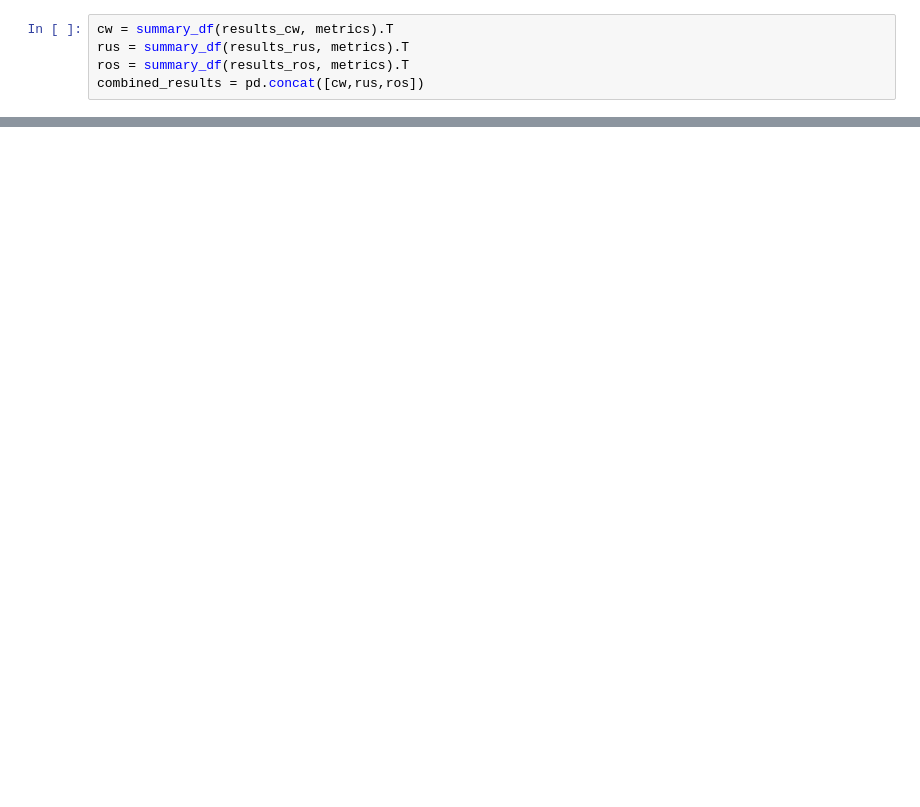
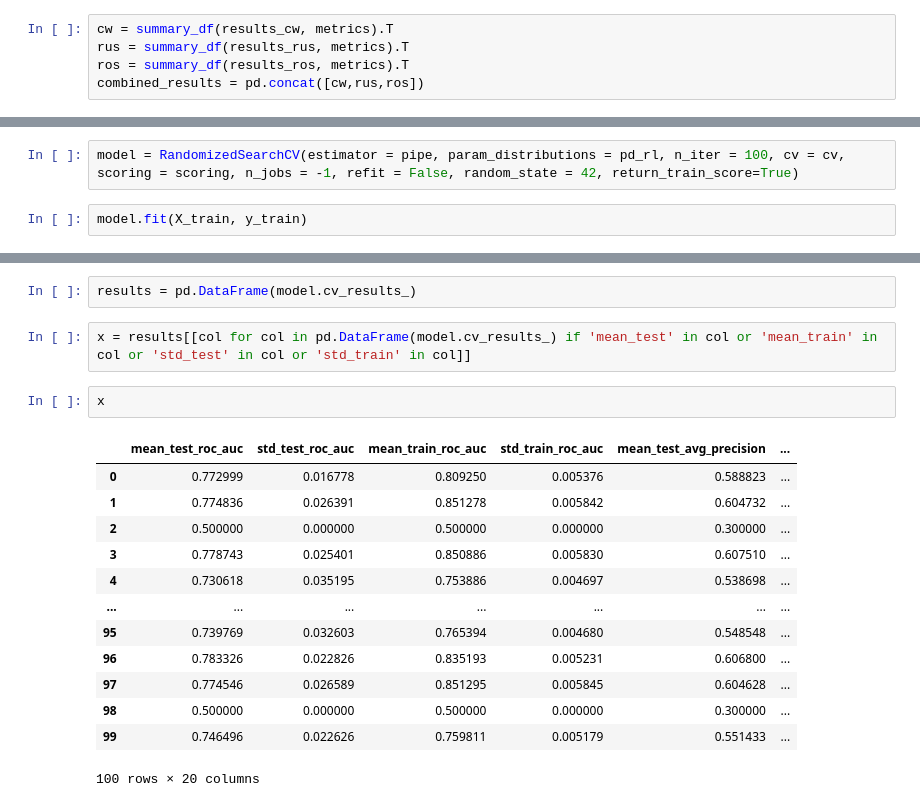
Before and after one commit to Grzesiesz/Credit-Risk-Prediction, a Jupyter notebook: south_german_credit/notebooks/Modeling.ipynb, the cells around one changed output, grey strips where cells are left out. Saved outputs shown, nothing was run; the diff lists cells and outputs as text; blank space fills up the shorter version.

```diff
--- a/south_german_credit/notebooks/Modeling.ipynb
+++ b/south_german_credit/notebooks/Modeling.ipynb
@@ -387,0 +378,4 @@ combined_results.sort_values('roc_auc_mean', ascending = False)
+# %%
+model = RandomizedSearchCV(estimator = pipe, param_distributions = pd_rl, n_iter = 100, cv = cv, scoring = scoring, n_jobs = -1, refit = False, random_state = 42, return_train_score=True)
+# %%
+model.fit(X_train, y_train)
@@ -387,0 +401,20 @@ combined_results.sort_values('roc_auc_mean', ascending = False)
+# %%
+results = pd.DataFrame(model.cv_results_)
+# %%
+x = results[[col for col in pd.DataFrame(model.cv_results_) if 'mean_test' in col or 'mean_train' in col or 'std_test' in col or 'std_train' in col]]
+# %%
+x
+# %% [output]
+|  | mean_test_roc_auc | std_test_roc_auc | mean_train_roc_auc | std_train_roc_auc | mean_test_avg_precision | ... |
+| 0 | 0.772999 | 0.016778 | 0.809250 | 0.005376 | 0.588823 | ... |
+| 1 | 0.774836 | 0.026391 | 0.851278 | 0.005842 | 0.604732 | ... |
+| 2 | 0.500000 | 0.000000 | 0.500000 | 0.000000 | 0.300000 | ... |
+| 3 | 0.778743 | 0.025401 | 0.850886 | 0.005830 | 0.607510 | ... |
+| 4 | 0.730618 | 0.035195 | 0.753886 | 0.004697 | 0.538698 | ... |
+| ... | ... | ... | ... | ... | ... | ... |
+| 95 | 0.739769 | 0.032603 | 0.765394 | 0.004680 | 0.548548 | ... |
+| 96 | 0.783326 | 0.022826 | 0.835193 | 0.005231 | 0.606800 | ... |
+| 97 | 0.774546 | 0.026589 | 0.851295 | 0.005845 | 0.604628 | ... |
+| 98 | 0.500000 | 0.000000 | 0.500000 | 0.000000 | 0.300000 | ... |
+| 99 | 0.746496 | 0.022626 | 0.759811 | 0.005179 | 0.551433 | ... |
+100 rows × 20 columns
```
Also changed, not shown: parts of 19 cells of this notebook, 3 other files.
